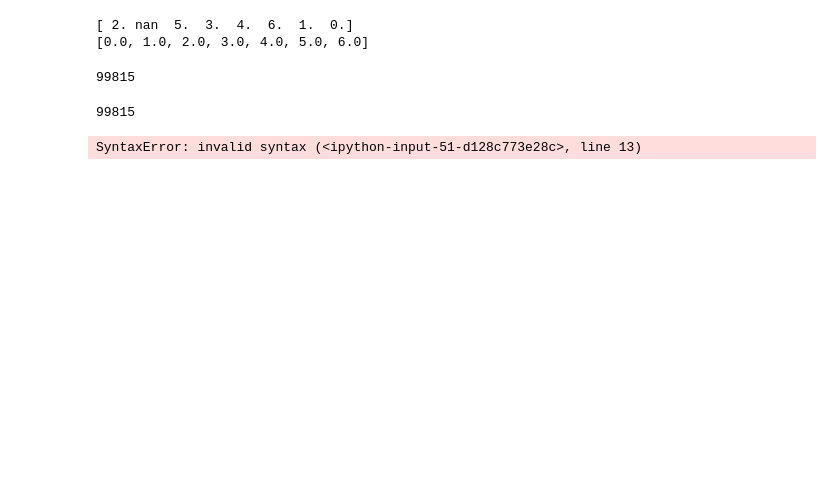
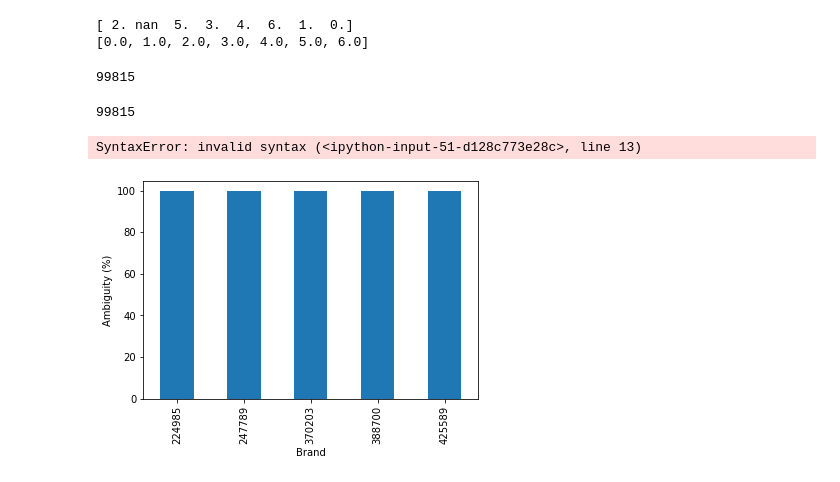
Before and after one commit to rishucoding/spml_dlrm_attacks, a Jupyter notebook: SPML.ipynb, the cells around one changed output. Saved outputs shown, nothing was run; the diff lists cells and outputs as text; code cells hidden in the pictures; blank space fills up the shorter version.

```diff
--- a/SPML.ipynb
+++ b/SPML.ipynb
@@ -168,3 +176,34 @@ for brand in brands[:2]:
 SyntaxError: invalid syntax (<ipython-input-51-d128c773e28c>, line 13)
 # %%
 print(brand_count)
+# %%
+####### Generating figure 5 results #########
+
+df = pd.merge(buy_behavior, user_profile, left_on="user", right_on="userid")
+
+# Get the top 5 brands
+top_brands = df["brand"].value_counts().nlargest(5).index.tolist()
+
+# Filter the DataFrame to only include the top 5 brands
+df = df[df["brand"].isin(top_brands)]
+
+# Create a pivot table to get the age_level frequency for each brand
+pivot_table = pd.pivot_table(df, values="user", index="brand", columns="age_level", aggfunc="count")
+
+# Normalize the pivot table to get the percentage of each age_level for each brand
+normalized_table = pivot_table.div(pivot_table.sum(axis=1), axis=0)
+
+# Calculate the ambiguity for each brand
+ambiguity = 100 - normalized_table.max(axis=1)
+
+# Plot the ambiguity as a bar chart
+ambiguity.plot(kind="bar")
+
+# Add labels to the x-axis and y-axis
+plt.xlabel("Brand")
+plt.ylabel("Ambiguity (%)")
+
+# Show the plot
+plt.show()
+# %% [output]
+[figure, added]
```
Also changed, not shown: parts of 4 cells of this notebook.
